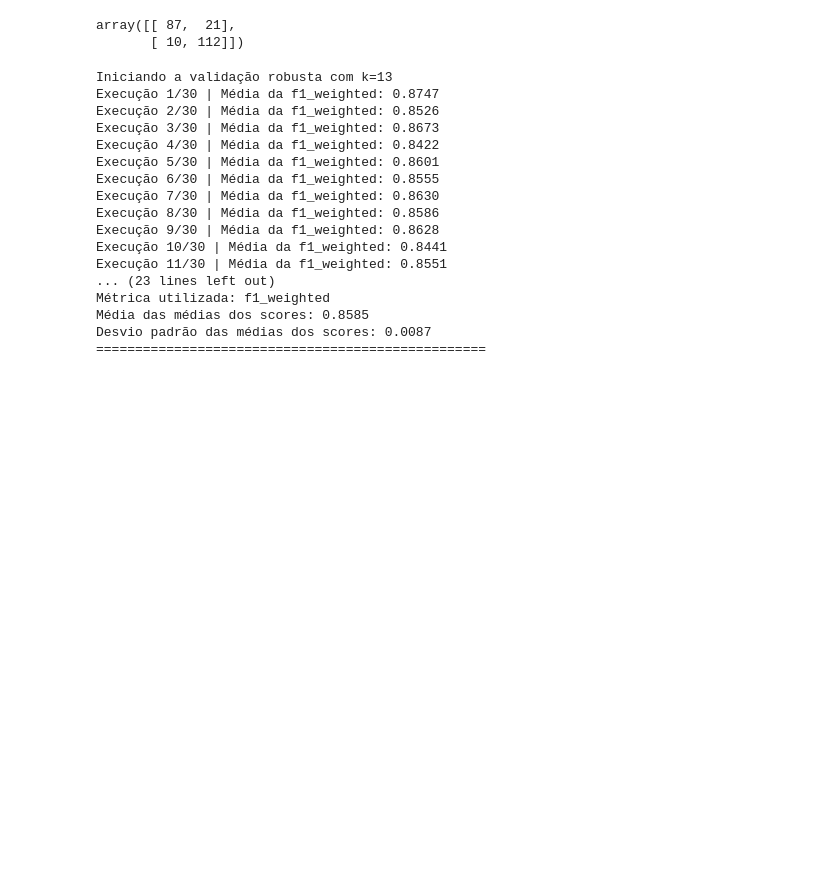
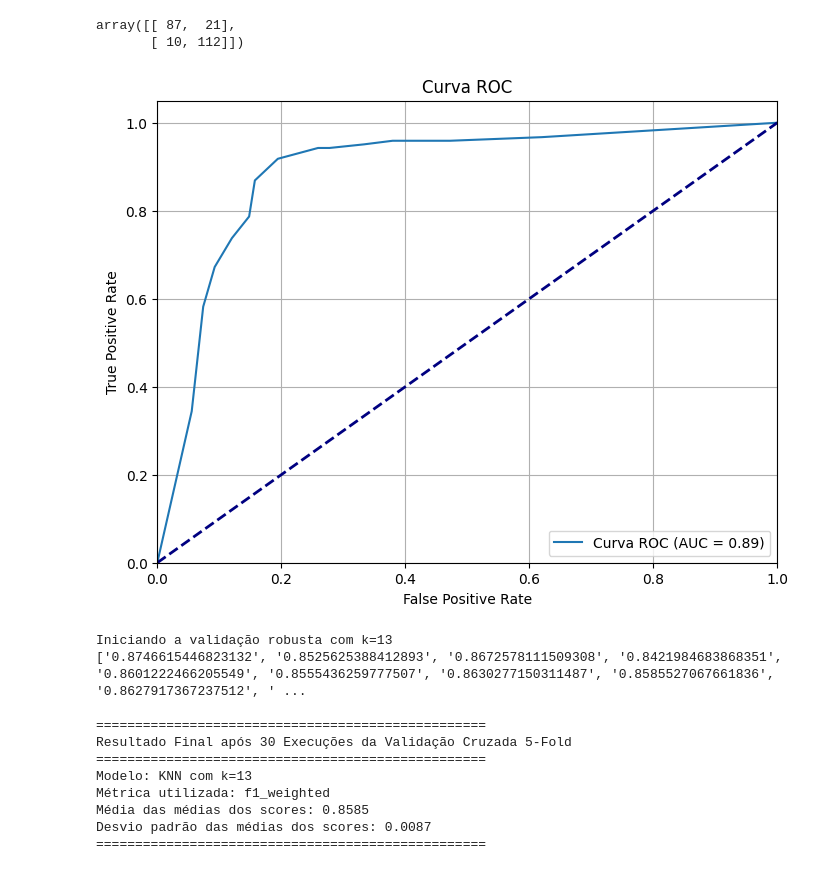
Before and after one commit to renigoms/marchine_learning_project, a Jupyter notebook: knn.ipynb, the cells around one changed output. Cells and saved outputs as stored; diff of their text form; code cells hidden in the pictures; blank space fills up the shorter version.

Commit message:
feat(knn): adds ROC curve and removes unnecessary comments

```diff
--- a/knn.ipynb
+++ b/knn.ipynb
@@ -220,10 +209,28 @@ cnf_matrix
 # %% [output]
 array([[ 87,  21],
        [ 10, 112]])
+# %%
+
+y_pred_proba = best_knn_model.predict_proba(X_test_scaled)[:, 1]
+fpr, tpr, thresholds = roc_curve(y_test, y_pred_proba)
+auc = roc_auc_score(y_test, y_pred_proba)
+# %%
+plt.figure(figsize=(8, 6))
+plt.plot(fpr, tpr, label=f"Curva ROC (AUC = {auc:.2f})")
+plt.plot(
+    [0, 1], [0, 1], color="navy", lw=2, linestyle="--"
+)
+plt.xlim([0.0, 1.0])
+plt.ylim([0.0, 1.05])
+plt.xlabel("False Positive Rate")
+plt.ylabel("True Positive Rate")
+plt.title("Curva ROC")
+plt.legend(loc="lower right")
+plt.grid(visible=True)
+plt.show()
+# %% [output]
+[figure, added]
 # %%
-import numpy as np
-from sklearn.model_selection import cross_val_score
-
 print(f"Iniciando a validação robusta com k={best_k}")
 
 # Métrica a ser usada ('f1_weighted' ou 'balanced_accuracy')
@@ -234,17 +241,16 @@ metric_scores_means = []
 N_REPETICOES = 30
 
 for i in range(N_REPETICOES):
-    # 1. Divida os dados com um random_state diferente a cada iteração
+    #  Divida os dados com um random_state diferente a cada iteração
     X_train, X_test, y_train, y_test = train_test_split(
         X, y, test_size=0.25, random_state=i
     )
 
-    # 2. Padronize os dados DENTRO do loop
+    #  Padronize os dados DENTRO do loop
     scaler = StandardScaler()
     X_train_scaled = scaler.fit_transform(X_train)
-    # Não precisamos do X_test_scaled dentro deste loop específico, mas seria necessário para previsões
 
-    # 3. Execute a validação cruzada com 5 folds no conjunto de TREINO
+    #  Execute a validação cruzada com 5 folds no conjunto de TREINO
     scores = cross_val_score(
         estimator=best_knn_model,
         X=X_train_scaled,
@@ -253,16 +259,16 @@ for i in range(N_REPETICOES):
         scoring=METRICA_ESCOLHIDA,
     )
 
-    # 4. Calcule a média dos 5 scores e guarde na lista
     metric_scores_means.append(scores.mean())
-    print(
-        f"Execução {i + 1}/{N_REPETICOES} | Média da {METRICA_ESCOLHIDA}: {scores.mean():.4f}"
-    )
-
+    # print(
+    #     f"Execução {i + 1}/{N_REPETICOES} | Média da {METRICA_ESCOLHIDA}: {scores.mean():.4f}"
+    # )
+formatted_scores = [f"{score}" for score in metric_scores_means]
+print(formatted_scores)
 mean_of_means = np.mean(metric_scores_means)
 std_of_means = np.std(metric_scores_means)
 
-print("\\n" + "=" * 50)
+print("\n" + "=" * 50)
 print("Resultado Final após 30 Execuções da Validação Cruzada 5-Fold")
 print("=" * 50)
 print(f"Modelo: KNN com k={best_k}")
@@ -272,18 +278,12 @@ print(f"Desvio padrão das médias dos scores: {std_of_means:.4f}")
 print("=" * 50)
 # %% [output]
 Iniciando a validação robusta com k=13
-Execução 1/30 | Média da f1_weighted: 0.8747
-Execução 2/30 | Média da f1_weighted: 0.8526
-Execução 3/30 | Média da f1_weighted: 0.8673
-Execução 4/30 | Média da f1_weighted: 0.8422
-Execução 5/30 | Média da f1_weighted: 0.8601
-Execução 6/30 | Média da f1_weighted: 0.8555
-Execução 7/30 | Média da f1_weighted: 0.8630
-Execução 8/30 | Média da f1_weighted: 0.8586
-Execução 9/30 | Média da f1_weighted: 0.8628
-Execução 10/30 | Média da f1_weighted: 0.8441
-Execução 11/30 | Média da f1_weighted: 0.8551
-... (23 lines left out)
+['0.8746615446823132', '0.8525625388412893', '0.8672578111509308', '0.8421984683868351', '0.8601222466205549', '0.8555436259777507', '0.8630277150311487', '0.8585527067661836', '0.8627917367237512', ' ...
+
+==================================================
+Resultado Final após 30 Execuções da Validação Cruzada 5-Fold
+==================================================
+Modelo: KNN com k=13
 Métrica utilizada: f1_weighted
 Média das médias dos scores: 0.8585
 Desvio padrão das médias dos scores: 0.0087
```
Also changed, not shown: parts of 8 cells of this notebook.
